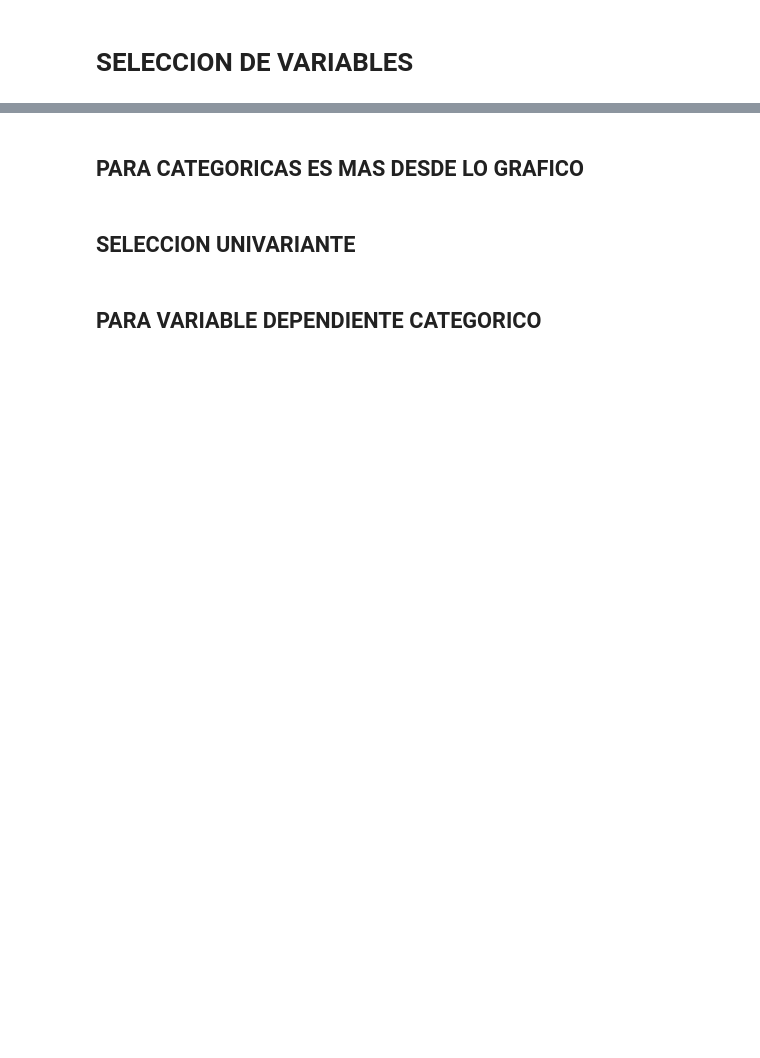
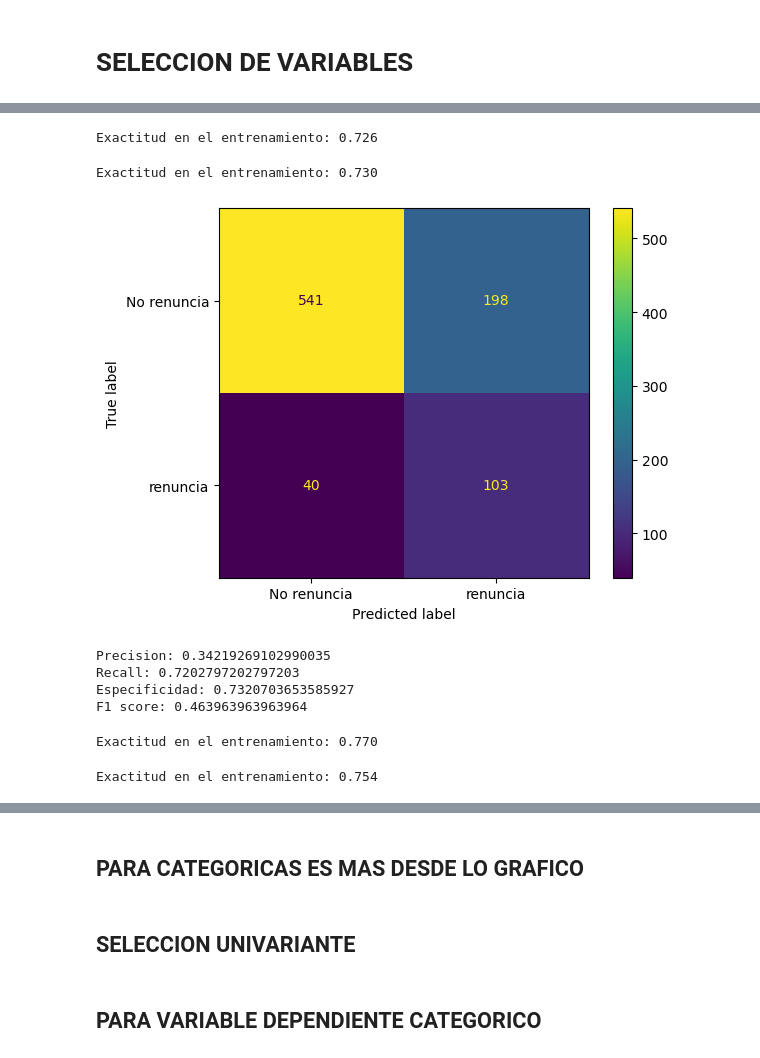
Before and after one commit to CamiloLoaiza12/Analitica2_trabajo1, a Jupyter notebook: Selección_de_variables_y_regularización.ipynb, the cells around one changed output, grey strips where cells are left out. Cells and saved outputs as stored; diff of their text form; code cells hidden in the pictures; blank space fills up the shorter version.

```diff
--- a/Selección_de_variables_y_regularización.ipynb
+++ b/Selección_de_variables_y_regularización.ipynb
@@ -217,0 +378,69 @@ df_new.head()
+# %%
+from sklearn.metrics import accuracy_score
+
+# Entrenamiento del modelo
+modelo = LogisticRegression(random_state=142)
+
+# Ajustar el modelo a los datos
+modelo.fit(X_train_modelo2, y_train_res)
+
+# Desempeño en el entrenamiento
+y_train_pred2 = modelo.predict(X_train_modelo2)
+
+print('Exactitud en el entrenamiento: %.3f'  %accuracy_score(y_train_res, y_train_pred2) )
+# %% [output]
+Exactitud en el entrenamiento: 0.726
+# %%
+y_pred = modelo.predict(X_test_modelo2)
+
+# Exactitud en el conjunto de validación
+print('Exactitud en el entrenamiento: %.3f'  %accuracy_score(y_test, y_pred))
+# %% [output]
+Exactitud en el entrenamiento: 0.730
+# %%
+from sklearn.metrics import confusion_matrix, ConfusionMatrixDisplay
+matriz= confusion_matrix(y_test, y_pred)
+matriz_display = ConfusionMatrixDisplay(confusion_matrix=matriz, display_labels=['No renuncia', 'renuncia'])
+matriz_display.plot()
+plt.show()
+# %% [output]
+[figure, added]
+# %%
+tn, fp, fn, tp = matriz.ravel()
+
+precision = tp / (tp + fp)
+recall = tp / (tp + fn)
+especificidad = tn / (fp + tn)
+f1_score = 2*(precision*recall)/(precision+recall)
+
+print(f'Precision: {precision}')
+print(f'Recall: {recall}')
+print(f'Especificidad: {especificidad}')
+print(f'F1 score: {f1_score}')
+# %% [output]
+Precision: 0.34219269102990035
+Recall: 0.7202797202797203
+Especificidad: 0.7320703653585927
+F1 score: 0.463963963963964
+# %%
+from sklearn.metrics import accuracy_score
+
+# Entrenamiento del modelo
+modelo = LogisticRegression(random_state=142)
+
+# Ajustar el modelo a los datos
+modelo.fit(x_train_res, y_train_res)
+
+# Desempeño en el entrenamiento
+y_train_pred2 = modelo.predict(x_train_res)
+
+print('Exactitud en el entrenamiento: %.3f'  %accuracy_score(y_train_res, y_train_pred2) )
+# %% [output]
+Exactitud en el entrenamiento: 0.770
+# %%
+y_pred = modelo.predict(X_test_std)
+
+# Exactitud en el conjunto de validación
+print('Exactitud en el entrenamiento: %.3f'  %accuracy_score(y_test, y_pred))
+# %% [output]
+Exactitud en el entrenamiento: 0.754
```
Also changed, not shown: parts of 18 cells of this notebook, 2 other files.
